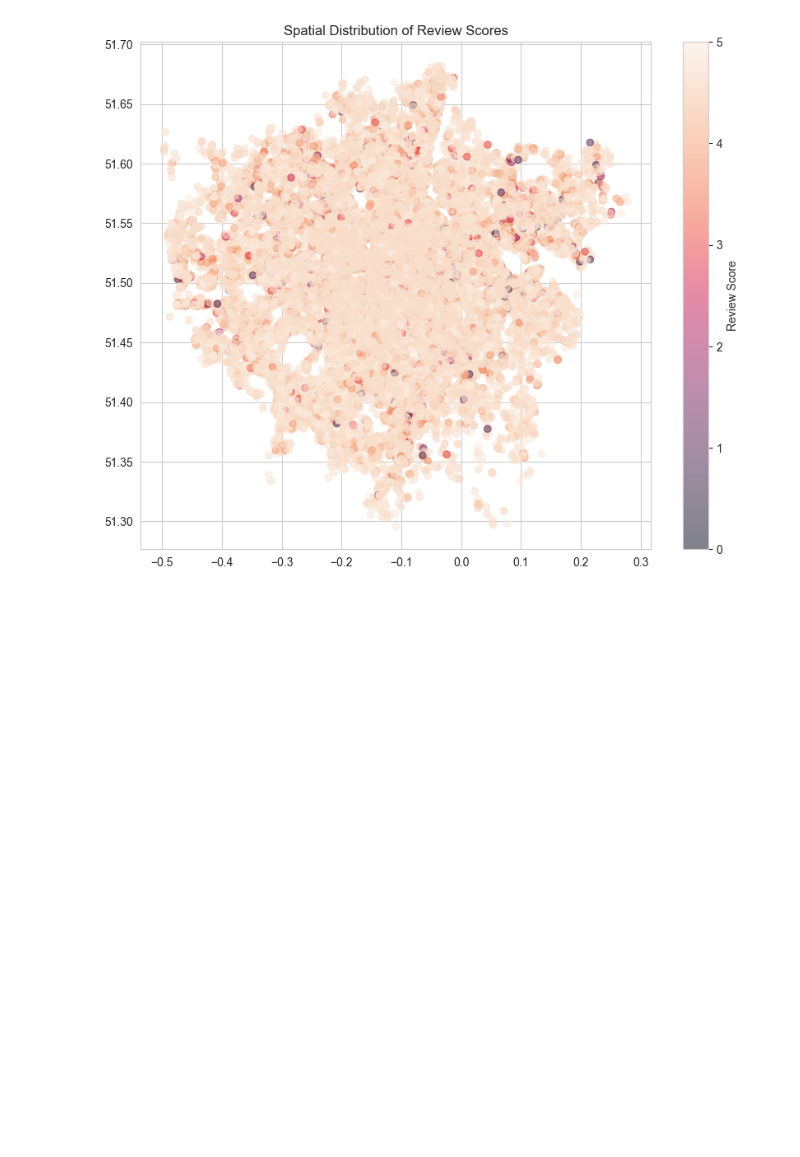
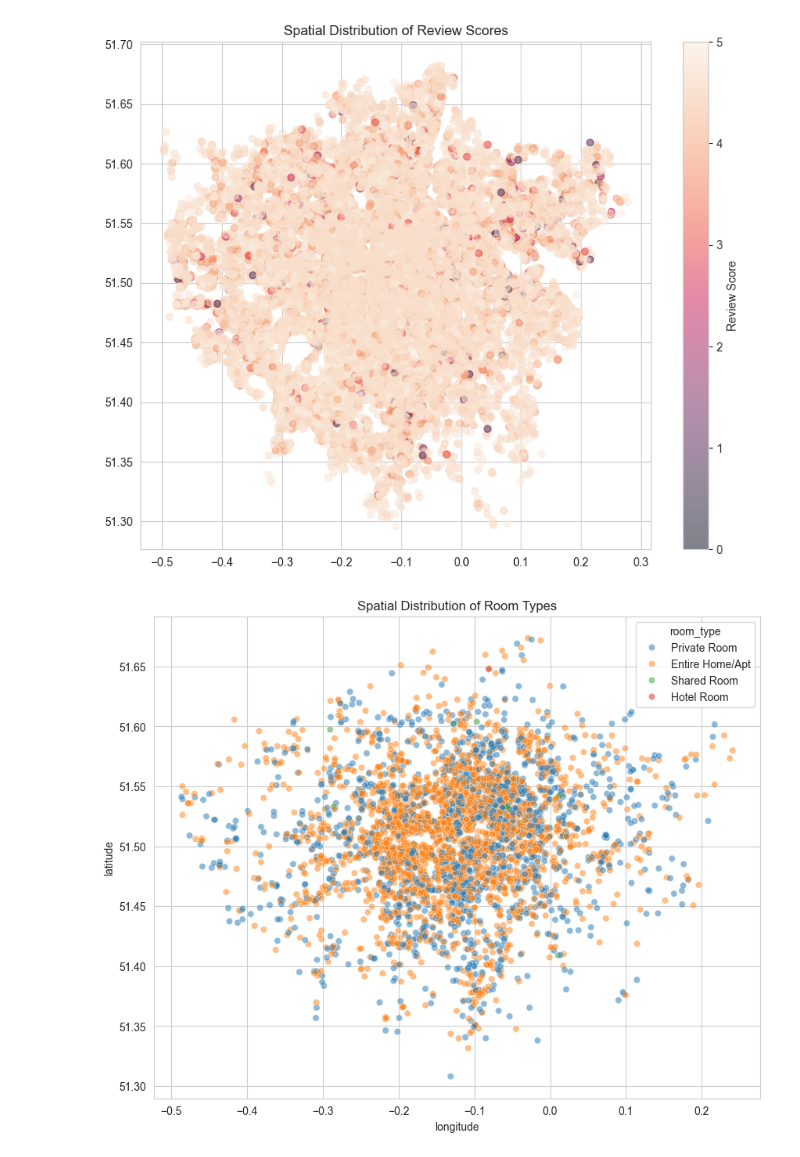
Before and after one commit to FathimaNafra/airbnb-data-engineering-project, a Jupyter notebook: notebooks/eda.ipynb, the cells around one changed output. Cells and saved outputs as stored; diff of their text form; code cells hidden in the pictures; blank space fills up the shorter version.

Commit message:
Analyze geographic room type clustering

```diff
--- a/notebooks/eda.ipynb
+++ b/notebooks/eda.ipynb
@@ -287,3 +287,27 @@ plt.title(
 plt.show()
 # %% [output]
 [figure]
+# %%
+#Room Type Clustering
+plt.figure(figsize=(10,8))
+
+sns.scatterplot(
+    data=master.sample(
+        min(
+            len(master),
+            5000
+        )
+    ),
+    x="longitude",
+    y="latitude",
+    hue="room_type",
+    alpha=0.5
+)
+
+plt.title(
+    "Spatial Distribution of Room Types"
+)
+
+plt.show()
+# %% [output]
+[figure, added]
```
